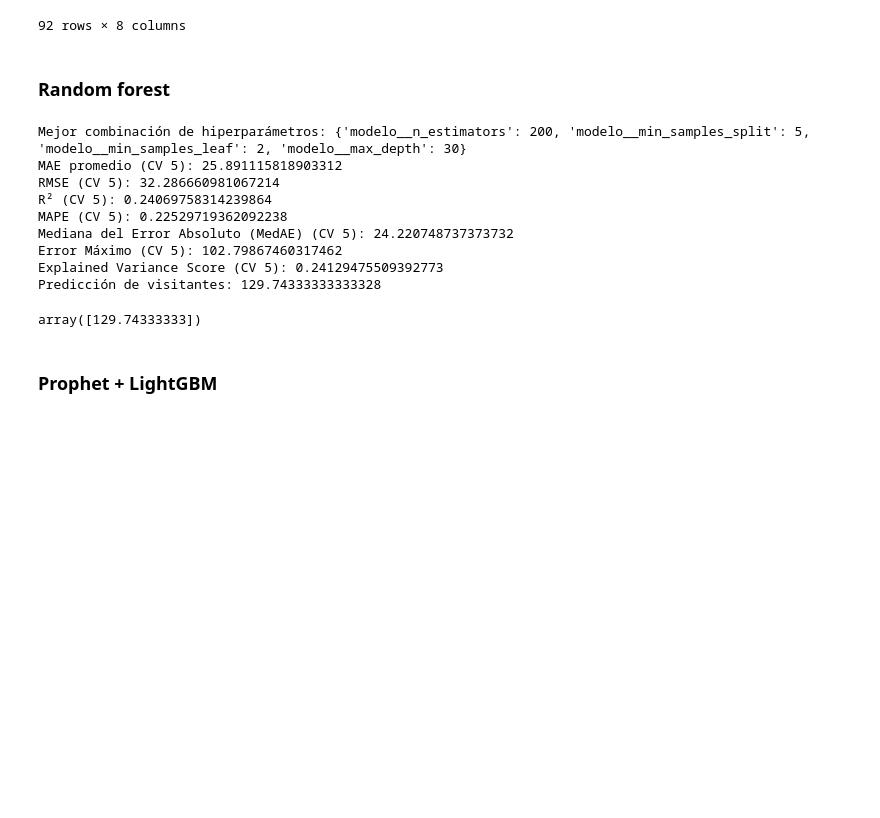
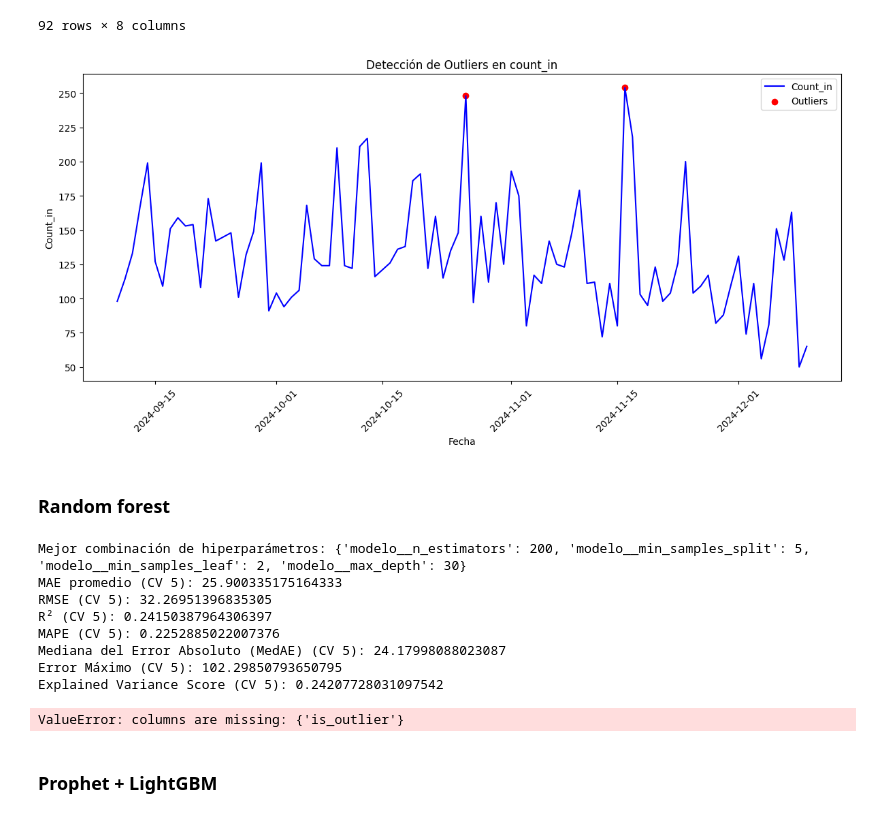
Before and after one commit to hugoloopez/NaturalParkOcuppancy, a Jupyter notebook: obtencion_tratamiento_datos.ipynb, the cells around one changed output. Saved outputs shown, nothing was run; the diff lists cells and outputs as text; code cells hidden in the pictures; blank space fills up the shorter version.

Commit message:
add: gráfico outliers

```diff
--- a/obtencion_tratamiento_datos.ipynb
+++ b/obtencion_tratamiento_datos.ipynb
@@ -473,3 +473,27 @@ df_regression
 | 90 | 2024-12-09 | 50.0 | 0 | 0 | fría | 0 | 12 | 0 |
 | 91 | 2024-12-10 | 65.0 | 0 | 0 | fría | 1 | 12 | 0 |
 92 rows × 8 columns
+# %%
+Q1 = df_regression['count_in'].quantile(0.25)
+Q3 = df_regression['count_in'].quantile(0.75)
+IQR = Q3 - Q1
+
+lower_bound = Q1 - 1.5 * IQR
+upper_bound = Q3 + 1.5 * IQR
+
+df_regression['is_outlier'] = (df_regression['count_in'] < lower_bound) | (df_regression['count_in'] > upper_bound)
+
+plt.figure(figsize=(12, 6))
+plt.plot(df_regression['fecha'], df_regression['count_in'], label='Count_in', color='blue')
+plt.scatter(df_regression[df_regression['is_outlier']]['fecha'],
+            df_regression[df_regression['is_outlier']]['count_in'],
+            color='red', label='Outliers')
+plt.xlabel('Fecha')
+plt.ylabel('Count_in')
+plt.title('Detección de Outliers en count_in')
+plt.legend()
+plt.xticks(rotation=45)
+plt.tight_layout()
+plt.show()
+# %% [output]
+[figure, added]
@@ -477,7 +504,6 @@ df_regression
 ### Random forest
 # %%
 df = df_regression.copy()
-df = df[df['count_in'] <= 225].copy()
 X = df.drop(columns=['count_in', 'fecha'])
 y = df['count_in']
 
@@ -542,15 +568,14 @@ print("Predicción de visitantes:", prediccion[0])
 prediccion
 # %% [output]
 Mejor combinación de hiperparámetros: {'modelo__n_estimators': 200, 'modelo__min_samples_split': 5, 'modelo__min_samples_leaf': 2, 'modelo__max_depth': 30}
-MAE promedio (CV 5): 25.891115818903312
-RMSE (CV 5): 32.286660981067214
-R² (CV 5): 0.24069758314239864
-MAPE (CV 5): 0.22529719362092238
-Mediana del Error Absoluto (MedAE) (CV 5): 24.220748737373732
-Error Máximo (CV 5): 102.79867460317462
-Explained Variance Score (CV 5): 0.24129475509392773
-Predicción de visitantes: 129.74333333333328
+MAE promedio (CV 5): 25.900335175164333
+RMSE (CV 5): 32.26951396835305
+R² (CV 5): 0.24150387964306397
+MAPE (CV 5): 0.2252885022007376
+Mediana del Error Absoluto (MedAE) (CV 5): 24.17998088023087
+Error Máximo (CV 5): 102.29850793650795
+Explained Variance Score (CV 5): 0.24207728031097542
-array([129.74333333])
+ValueError: columns are missing: {'is_outlier'}
 # %% [markdown]
 ### Prophet + LightGBM
 # %% [markdown]
```
Also changed, not shown: parts of 1 cell of this notebook.
